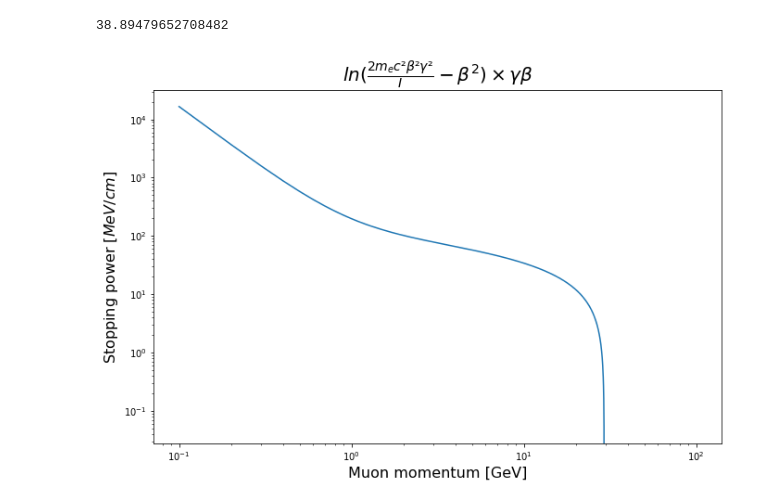
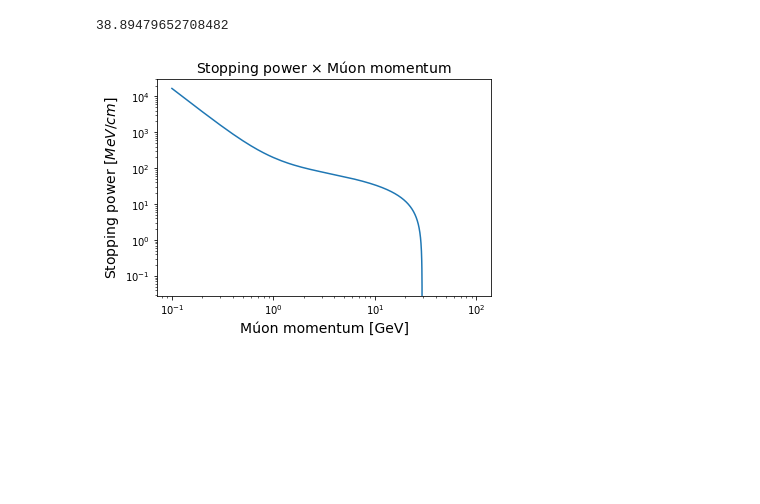
Before and after one commit to goulartsursula/PythonUERJ, a Jupyter notebook: projetos/bethe_bloch.ipynb, the cells around one changed output. Saved outputs shown, nothing was run; the diff lists cells and outputs as text; code cells hidden in the pictures; blank space fills up the shorter version.

```diff
--- a/projetos/bethe_bloch.ipynb
+++ b/projetos/bethe_bloch.ipynb
@@ -190,12 +190,12 @@ bethe_bloch(100)
 # %%
 x = np.linspace(0.1, 100, 1000)
 y = -bethe_bloch(x)
 
 plt.loglog(x, y)
-plt.xlabel(r'Muon momentum [GeV]', fontsize = 16)
-plt.ylabel(r'Stopping power $ [MeV/cm]$', fontsize = 16)
-plt.title(r'$ln(\frac{2m_ec²\beta²\gamma²}{I} - \beta^2) \times \gamma\beta$', fontsize = 20)
+plt.xlabel(r'Múon momentum [GeV]', fontsize = 14)
+plt.ylabel(r'Stopping power $ [MeV/cm]$', fontsize = 14)
+plt.title(r'Stopping power $\times$ Múon momentum', fontsize = 14)
 
 plt.show()
 # %% [output]
-[figure, old version]
+[figure, new version]
```
Also changed, not shown: parts of 5 cells of this notebook.
